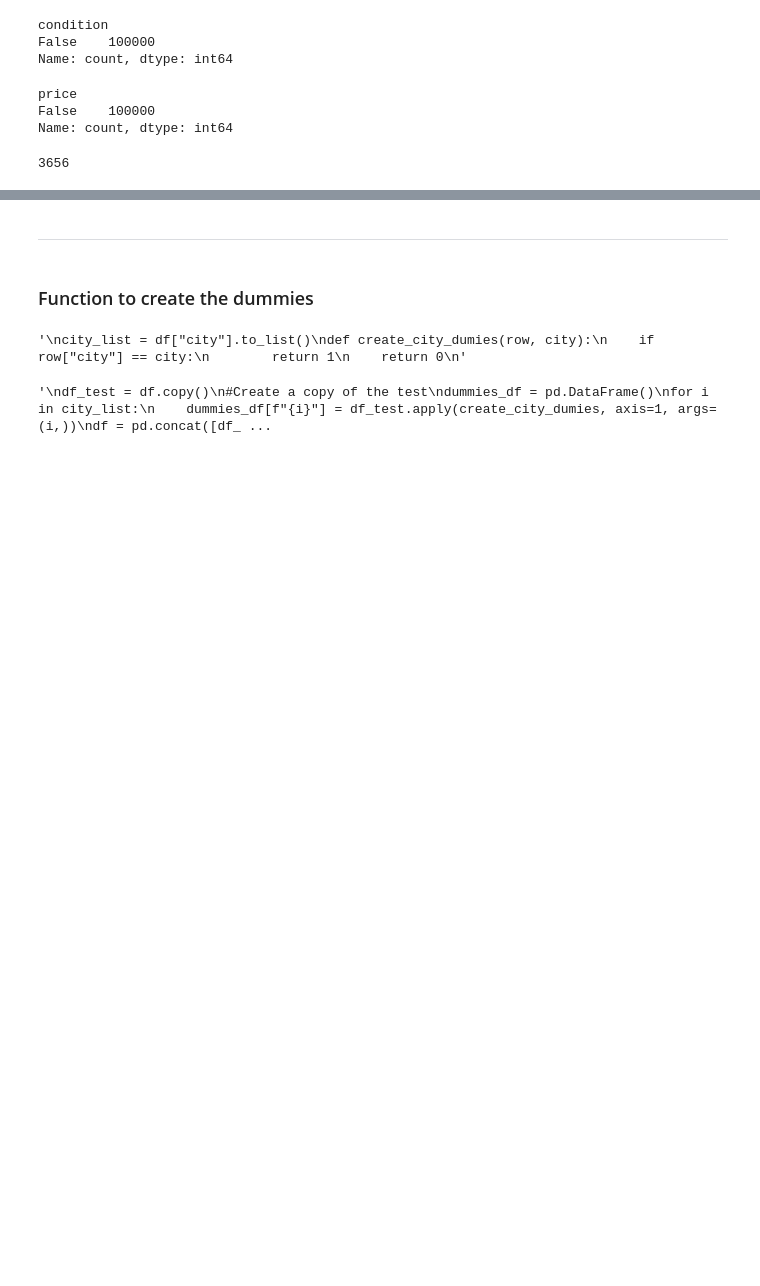
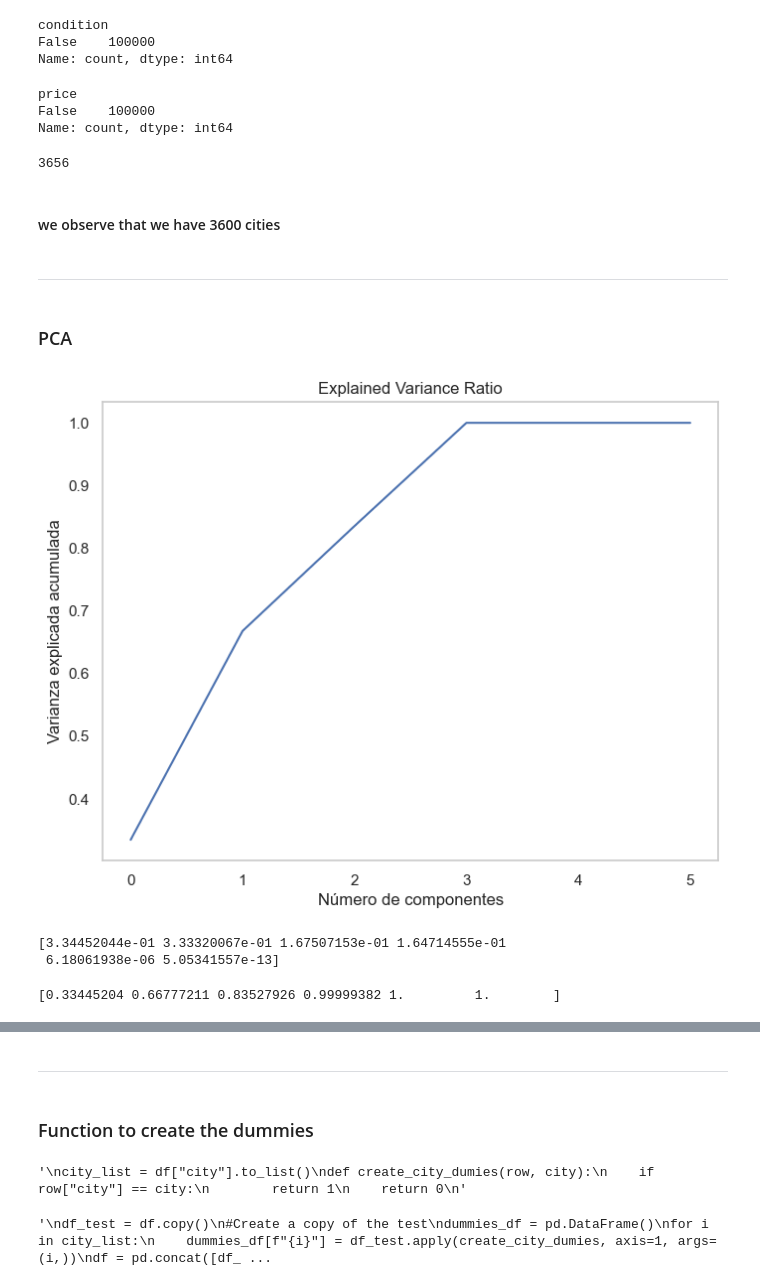
Before and after one commit to jalvergara/model_training, a Jupyter notebook: Notebooks/EDA.ipynb, the cells around one changed output, grey strips where cells are left out. Drawn from its saved outputs; the diff is of its cells as text; code cells hidden in the pictures; blank space fills up the shorter version.

```diff
--- a/Notebooks/EDA.ipynb
+++ b/Notebooks/EDA.ipynb
@@ -481,3 +684,41 @@ df["city"] = df.apply(json_get_city, axis=1)
 df["city"].unique().__len__()
 # %% [output]
 3656
+# %% [markdown]
+#### we observe that we have 3600 cities
+# %% [markdown]
+---
+# %% [markdown]
+### PCA
+# %%
+# Eliminar todas las columnas de tipo datetime
+df_num.dropna(inplace=True, axis=1)
+scaler = StandardScaler()
+df_scaled = scaler.fit_transform(df_num)
+pca = PCA(n_components=len(df_num.columns))  # Número de componentes igual al número de variables
+pca.fit(df_scaled)
+df_pca = pca.transform(df_scaled)
+# %%
+
+plt.figure(figsize=(8,6))
+plt.plot(np.cumsum(pca.explained_variance_ratio_))
+plt.xlabel('Número de componentes')
+plt.ylabel('Varianza explicada acumulada')
+plt.title('Explained Variance Ratio')
+plt.grid()
+plt.show()
+# %% [output]
+[figure, added]
+# %%
+# Ver la proporción de varianza explicada por cada componente
+varianza_explicada = pca.explained_variance_ratio_
+print(varianza_explicada)
+# %% [output]
+[3.34452044e-01 3.33320067e-01 1.67507153e-01 1.64714555e-01
+ 6.18061938e-06 5.05341557e-13]
+# %%
+# Calcular la varianza explicada acumulada
+varianza_acumulada = np.cumsum(varianza_explicada)
+print(varianza_acumulada)
+# %% [output]
+[0.33445204 0.66777211 0.83527926 0.99999382 1.         1.        ]
```
Also changed, not shown: parts of 97 cells of this notebook, 2 other files.
